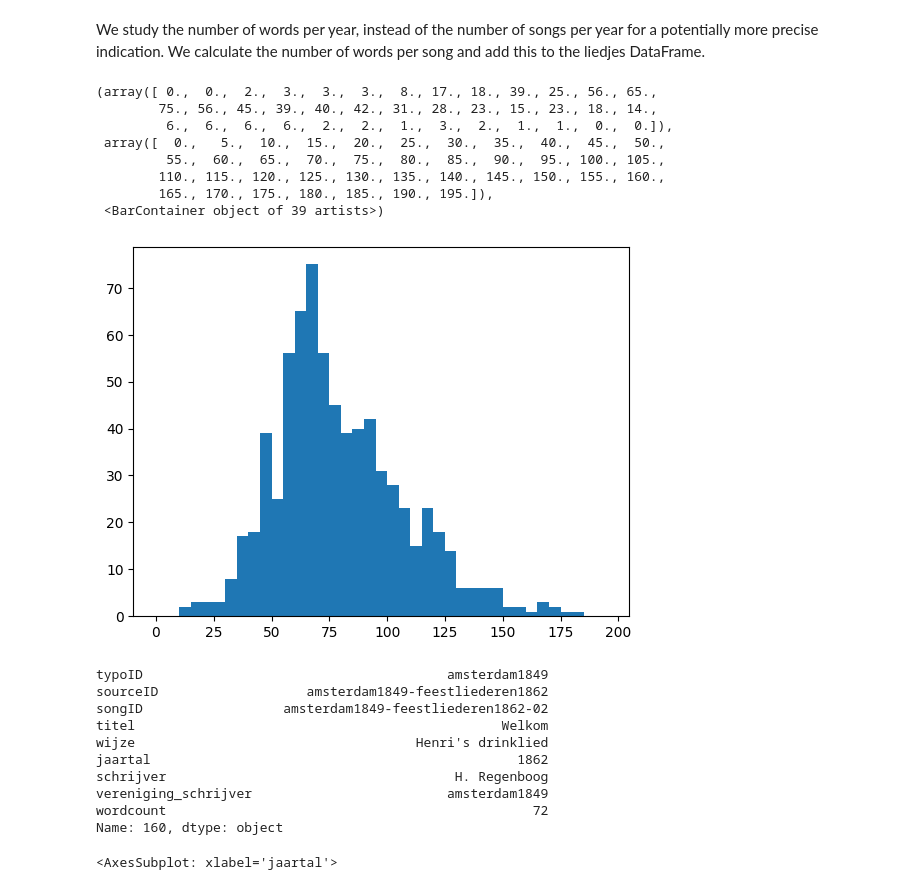
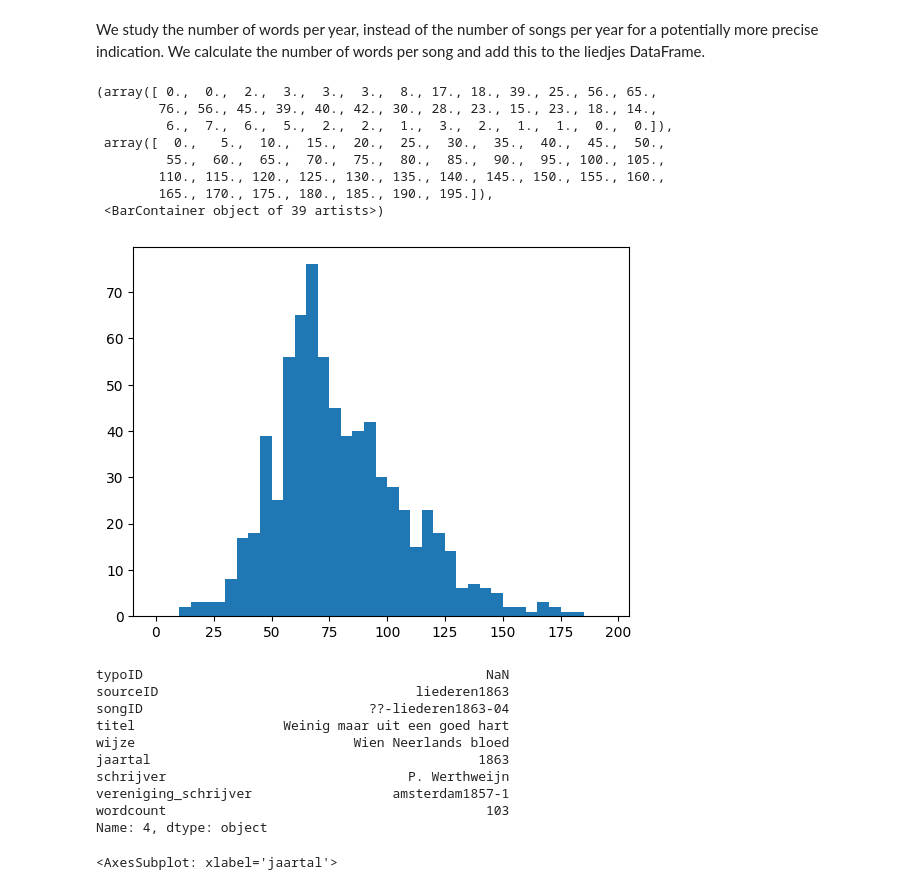
Before and after one commit to ivozandhuis/tv-liedjes, a Jupyter notebook: analysis.ipynb, the cells around one changed output. Cells and saved outputs as stored; diff of their text form; code cells hidden in the pictures.

```diff
--- a/analysis.ipynb
+++ b/analysis.ipynb
@@ -92,12 +105,12 @@ def lemmatize(listOfTexts, select = True, allowed_postags=["NOUN", "ADJ", "ADV",
                                 new_text.append(unidecode.unidecode(token.lemma_)) # get the word in the lemma and add it to the list of words
                     else: new_text.append(unidecode.unidecode(token.lemma_))
 
-        result.append(new_text) # add list-of-words to the list of lemmatized texts
+        result.append(" ".join(new_text)) # add text to the list of lemmatized texts
 
     return result
 
 def replace(listOfWords, replaceWords):
-    # input: listOfWords
+    # input: listOfWords: list
     i = 0
     for word in listOfWords:
         if word in replaceWords:
@@ -115,11 +128,12 @@ def remove(listOfWords, removeWords):
 
     return listOfWords
 
-def preprocess(listOfWordlists, replaceDict, removeList):
+def preprocess(listOfTexts, replaceDict, removeList):
     result = []
-    for liedje in listOfWordlists:
-        preprocessedLiedje = " ".join(remove(replace(liedje, replaceDict), removeList))
-        result.append(preprocessedLiedje)
+    for liedje in listOfTexts:
+        liedje = liedje.split()
+        preprocessedLiedje = remove(replace(liedje, replaceDict), removeList)
+        result.append(" ".join(preprocessedLiedje))
 
     return result
 # %% [markdown]
@@ -183,34 +202,38 @@ liedjesDF.groupby('jaartal').size().rolling(5).mean().plot(xlim=(1845,1875))
 We study the number of words per year, instead of the number of songs per year for a potentially more precise indication. We calculate the number of words per song and add this to the liedjes DataFrame.
 # %%
 numberOfSongs = len(liedjes)
+
+listOfWordlists = []
+for i in range(0,numberOfSongs): listOfWordlists.append(preprocessedLiedjes[i].split())
+
 listOfWordcounts = []
-for i in range(0,numberOfSongs): listOfWordcounts.append(len(lemmatizedLiedjes[i]))
+for i in range(0,numberOfSongs): listOfWordcounts.append(len(listOfWordlists[i]))
 
 plt.hist(listOfWordcounts, bins=range(0,200,5), range=[0,200])
 # %% [output]
 (array([ 0.,  0.,  2.,  3.,  3.,  3.,  8., 17., 18., 39., 25., 56., 65.,
-        75., 56., 45., 39., 40., 42., 31., 28., 23., 15., 23., 18., 14.,
-         6.,  6.,  6.,  6.,  2.,  2.,  1.,  3.,  2.,  1.,  1.,  0.,  0.]),
+        76., 56., 45., 39., 40., 42., 30., 28., 23., 15., 23., 18., 14.,
+         6.,  7.,  6.,  5.,  2.,  2.,  1.,  3.,  2.,  1.,  1.,  0.,  0.]),
  array([  0.,   5.,  10.,  15.,  20.,  25.,  30.,  35.,  40.,  45.,  50.,
          55.,  60.,  65.,  70.,  75.,  80.,  85.,  90.,  95., 100., 105.,
         110., 115., 120., 125., 130., 135., 140., 145., 150., 155., 160.,
         165., 170., 175., 180., 185., 190., 195.]),
  <BarContainer object of 39 artists>)
-[figure, old version]
+[figure, new version]
 # %%
 liedjesDF['wordcount'] = listOfWordcounts
 liedjesDF.iloc[n]
 # %% [output]
-typoID                                       amsterdam1849
-sourceID                   amsterdam1849-feestliederen1862
-songID                  amsterdam1849-feestliederen1862-02
-titel                                               Welkom
-wijze                                    Henri's drinklied
-jaartal                                               1862
-schrijver                                     H. Regenboog
-vereniging_schrijver                         amsterdam1849
-wordcount                                               72
-Name: 160, dtype: object
+typoID                                            NaN
+sourceID                                 liederen1863
+songID                             ??-liederen1863-04
+titel                   Weinig maar uit een goed hart
+wijze                            Wien Neerlands bloed
+jaartal                                          1863
+schrijver                               P. Werthweijn
+vereniging_schrijver                  amsterdam1857-1
+wordcount                                         103
+Name: 4, dtype: object
 # %%
 liedjesDF.groupby('jaartal').sum('wordcount').rolling(5).mean().plot(xlim=(1845,1875))
 # %% [output]
```
Also changed, not shown: parts of 15 cells of this notebook, 1 other file.
